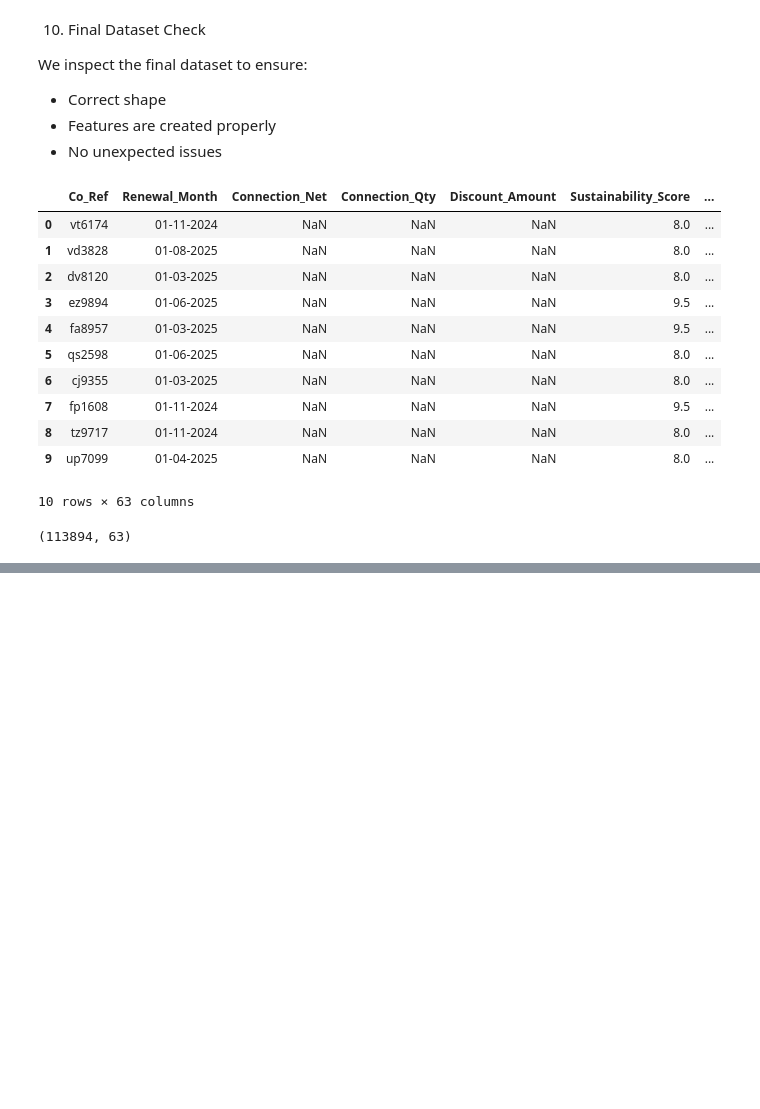
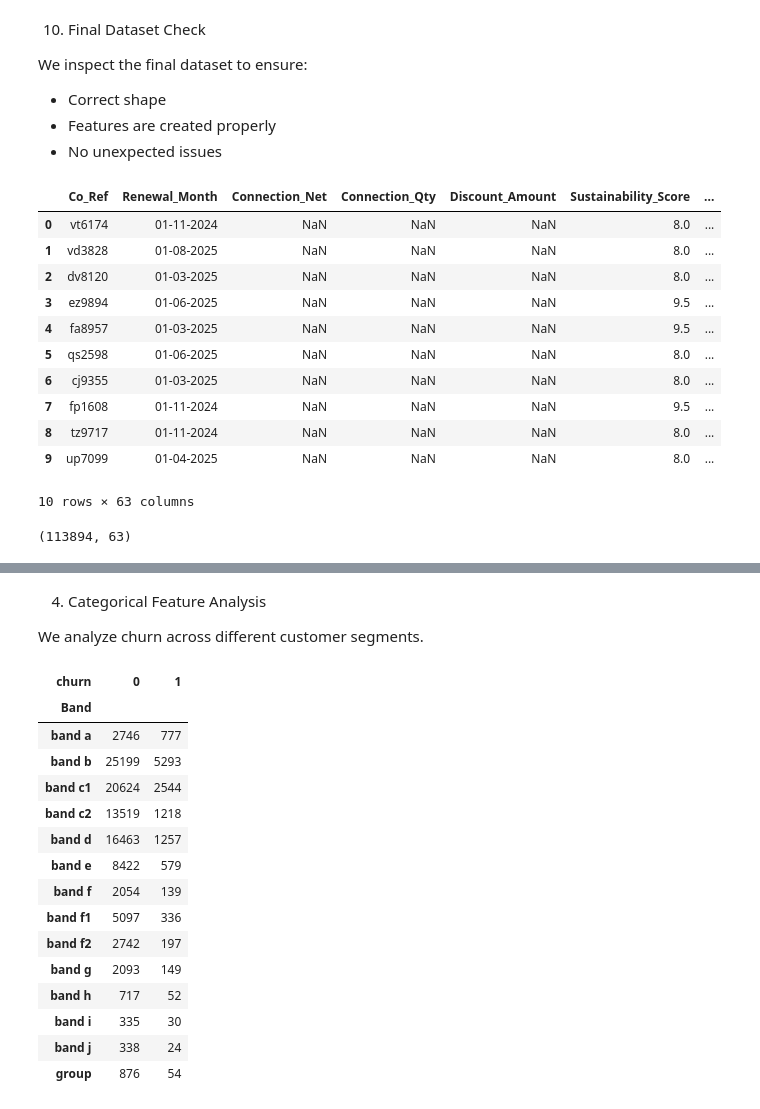
Before and after one commit to nehasuresh2204-lang/ds_mini-project, a Jupyter notebook: 01A_data_preparation_eda.ipynb, the cells around one changed output, grey strips where cells are left out. Drawn from its saved outputs; the diff is of its cells as text; code cells hidden in the pictures; blank space fills up the shorter version.

```diff
--- a/01A_data_preparation_eda.ipynb
+++ b/01A_data_preparation_eda.ipynb
@@ -593,0 +919,25 @@ df.to_csv("model_dataset_option_A.csv", index=False)
+# %% [markdown]
+4. Categorical Feature Analysis
+
+We analyze churn across different customer segments.
+# %%
+# Band vs Churn
+
+pd.crosstab(df['Band'], df['churn'])
+# %% [output]
+| churn | 0 | 1 |
+| Band |  |  |
+| band a | 2746 | 777 |
+| band b | 25199 | 5293 |
+| band c1 | 20624 | 2544 |
+| band c2 | 13519 | 1218 |
+| band d | 16463 | 1257 |
+| band e | 8422 | 579 |
+| band f | 2054 | 139 |
+| band f1 | 5097 | 336 |
+| band f2 | 2742 | 197 |
+| band g | 2093 | 149 |
+| band h | 717 | 52 |
+| band i | 335 | 30 |
+| band j | 338 | 24 |
+| group | 876 | 54 |
```
Also changed, not shown: parts of 65 cells of this notebook, 1 other file.
